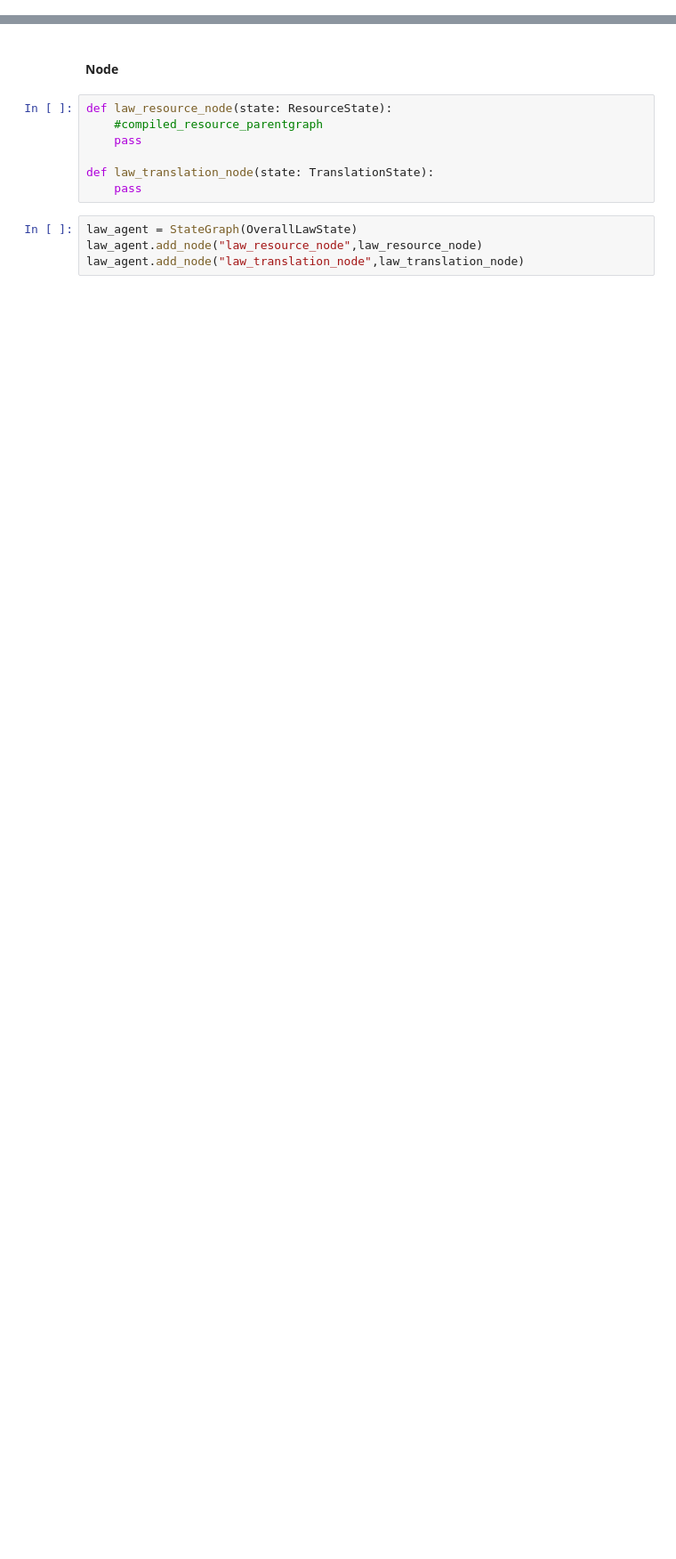
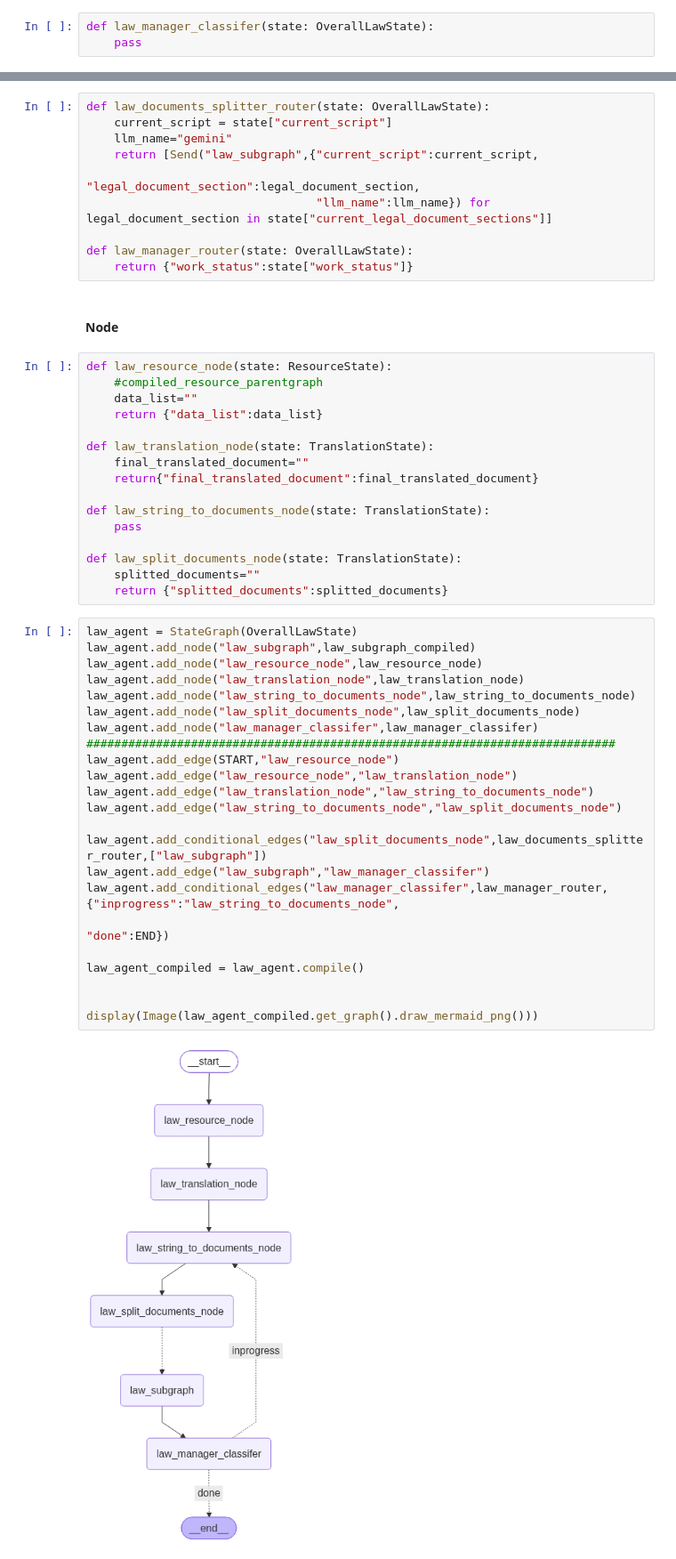
Before and after one commit to yahiaabdelhady2023/cross-border-e-commerce-agent-swarm, a Jupyter notebook: new_agentic_framework.ipynb, the cells around one changed output, grey strips where cells are left out. Shown at 89% size. Cells and saved outputs as stored; diff of their text form; blank space fills up the shorter version.

```diff
--- a/new_agentic_framework.ipynb
+++ b/new_agentic_framework.ipynb
@@ -1515,0 +1400,3 @@ class OutputLawState(TypedDict):
+# %%
+def law_manager_classifer(state: OverallLawState):
+    pass
@@ -1516,13 +1405,53 @@ class OutputLawState(TypedDict):
+# %%
+def law_documents_splitter_router(state: OverallLawState):
+    current_script = state["current_script"]
+    llm_name="gemini"
+    return [Send("law_subgraph",{"current_script":current_script,
+                                 "legal_document_section":legal_document_section,
+                                 "llm_name":llm_name}) for legal_document_section in state["current_legal_document_sections"]]
+
+def law_manager_router(state: OverallLawState):
+    return {"work_status":state["work_status"]}
 # %% [markdown]
 #### Node
 # %%
 def law_resource_node(state: ResourceState):
     #compiled_resource_parentgraph
+    data_list=""
+    return {"data_list":data_list}
+
+def law_translation_node(state: TranslationState):
+    final_translated_document=""
+    return{"final_translated_document":final_translated_document}
+
+def law_string_to_documents_node(state: TranslationState):
     pass
 
-def law_translation_node(state: TranslationState):
-    pass
+def law_split_documents_node(state: TranslationState):
+    splitted_documents=""
+    return {"splitted_documents":splitted_documents}
 # %%
 law_agent = StateGraph(OverallLawState)
+law_agent.add_node("law_subgraph",law_subgraph_compiled)
 law_agent.add_node("law_resource_node",law_resource_node)
 law_agent.add_node("law_translation_node",law_translation_node)
+law_agent.add_node("law_string_to_documents_node",law_string_to_documents_node)
+law_agent.add_node("law_split_documents_node",law_split_documents_node)
+law_agent.add_node("law_manager_classifer",law_manager_classifer)
+############################################################################
+law_agent.add_edge(START,"law_resource_node")
+law_agent.add_edge("law_resource_node","law_translation_node")
+law_agent.add_edge("law_translation_node","law_string_to_documents_node")
+law_agent.add_edge("law_string_to_documents_node","law_split_documents_node")
+
+law_agent.add_conditional_edges("law_split_documents_node",law_documents_splitter_router,["law_subgraph"])
+law_agent.add_edge("law_subgraph","law_manager_classifer")
+law_agent.add_conditional_edges("law_manager_classifer",law_manager_router,{"inprogress":"law_string_to_documents_node",
+                                                                            "done":END})
+
+law_agent_compiled = law_agent.compile()
+
+
+display(Image(law_agent_compiled.get_graph().draw_mermaid_png()))
+# %% [output]
+[figure, added]
```
Also changed, not shown: parts of 28 cells of this notebook, 4 other files.
